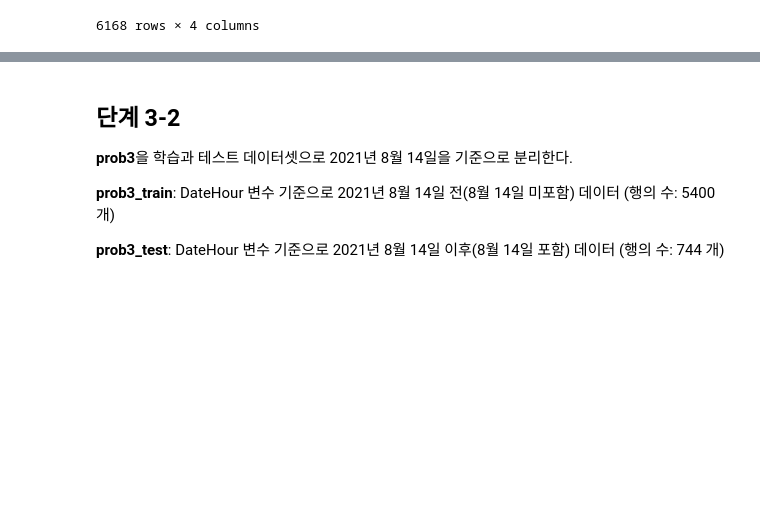
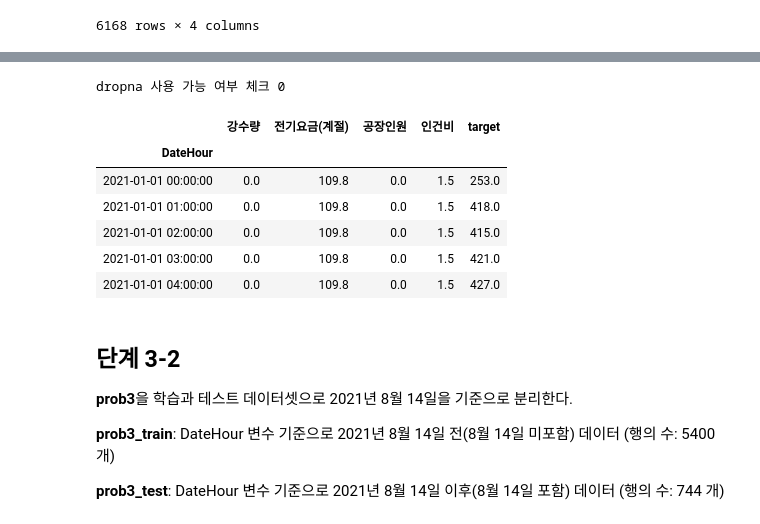
Before and after one commit to sunkusun9/DS_lv3_2603_2, a Jupyter notebook: sec_ds_lv3_prob3_prob.ipynb, the cells around one changed output, grey strips where cells are left out. Cells and saved outputs as stored; diff of their text form; code cells hidden in the pictures; blank space fills up the shorter version.

```diff
--- a/sec_ds_lv3_prob3_prob.ipynb
+++ b/sec_ds_lv3_prob3_prob.ipynb
@@ -1311,3 +1294,20 @@ dropna 사용 가능 여부 체크 0
+# %%
+df_prob3 = df_basetable1.assign(
+    target = lambda x: x['TotalHour'].shift(-24)
+).dropna()
+print(
+    'dropna 사용 가능 여부 체크', df_basetable1.isna().sum().sum()
+)
+df_prob3.iloc[:5, -5:]
+# %% [output]
+dropna 사용 가능 여부 체크 0
+|  | 강수량 | 전기요금(계절) | 공장인원 | 인건비 | target |
+| DateHour |  |  |  |  |  |
+| 2021-01-01 00:00:00 | 0.0 | 109.8 | 0.0 | 1.5 | 253.0 |
+| 2021-01-01 01:00:00 | 0.0 | 109.8 | 0.0 | 1.5 | 418.0 |
+| 2021-01-01 02:00:00 | 0.0 | 109.8 | 0.0 | 1.5 | 415.0 |
+| 2021-01-01 03:00:00 | 0.0 | 109.8 | 0.0 | 1.5 | 421.0 |
+| 2021-01-01 04:00:00 | 0.0 | 109.8 | 0.0 | 1.5 | 427.0 |
 # %% [markdown]
 ## 단계 3-2
 
```
Also changed, not shown: parts of 112 cells of this notebook.
